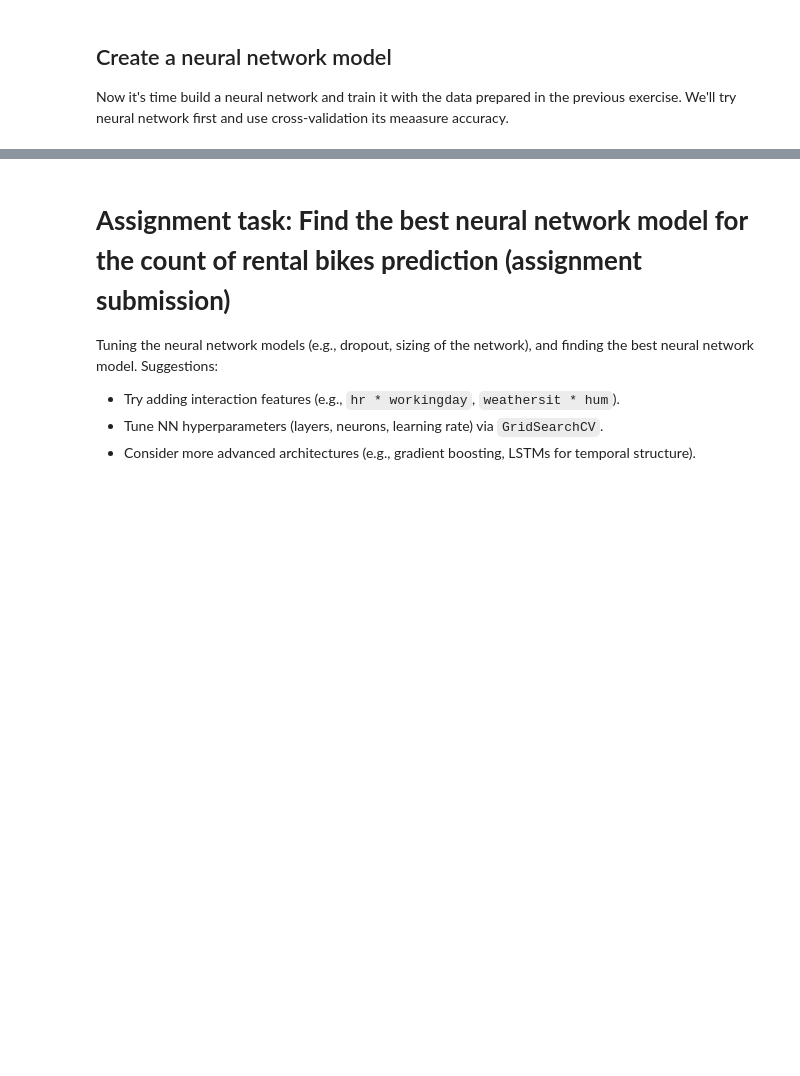
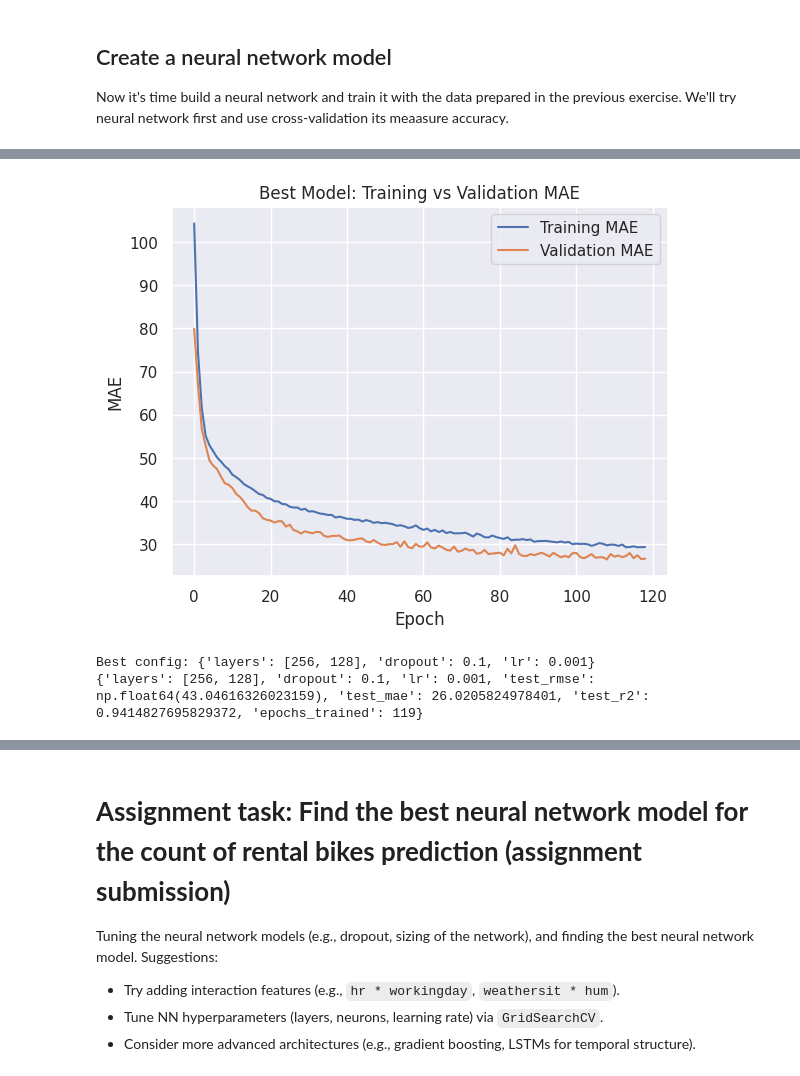
Before and after one commit to martinroth25/ai_transportation_course, a Jupyter notebook: Exercise_7_Neural_networks/Exercise7_Neural_Networks_2.ipynb, the cells around one changed output, grey strips where cells are left out. Drawn from its saved outputs; the diff is of its cells as text; code cells hidden in the pictures; blank space fills up the shorter version.

```diff
--- a/Exercise_7_Neural_networks/Exercise7_Neural_Networks_2.ipynb
+++ b/Exercise_7_Neural_networks/Exercise7_Neural_Networks_2.ipynb
@@ -469,0 +131,17 @@ R-squared of linear model: 0.3879974354720257
+# %%
+from tensorflow.keras.models import Sequential
+from tensorflow.keras.layers import Dense, Dropout
+from tensorflow.keras.optimizers import Adam
+
+def build_model(input_dim, layers=[64, 32], dropout=0.0, lr=0.001):
+    model = Sequential()
+    model.add(Dense(layers[0], activation='relu', input_dim=input_dim))
+    if dropout > 0:
+        model.add(Dropout(dropout))
+    for units in layers[1:]:
+        model.add(Dense(units, activation='relu'))
+        if dropout > 0:
+            model.add(Dropout(dropout))
+    model.add(Dense(1))
+    model.compile(optimizer=Adam(learning_rate=lr), loss='mae', metrics=['mae'])
+    return model
@@ -469,0 +192,21 @@ R-squared of linear model: 0.3879974354720257
+# %%
+# Track best index directly instead of re-matching dicts
+best_i = min(range(len(search_results)), key=lambda i: search_results[i]['test_rmse'])
+best_model, best_hist = trained_models[best_i]
+best_cfg = configs[best_i]
+
+plt.figure()
+plt.plot(best_hist.history['mae'], label='Training MAE')
+plt.plot(best_hist.history['val_mae'], label='Validation MAE')
+plt.title('Best Model: Training vs Validation MAE')
+plt.xlabel('Epoch')
+plt.ylabel('MAE')
+plt.legend()
+plt.show()
+
+print("Best config:", best_cfg)
+print(search_results[best_i])
+# %% [output]
+[figure, added]
+Best config: {'layers': [256, 128], 'dropout': 0.1, 'lr': 0.001}
+{'layers': [256, 128], 'dropout': 0.1, 'lr': 0.001, 'test_rmse': np.float64(43.04616326023159), 'test_mae': 26.0205824978401, 'test_r2': 0.9414827695829372, 'epochs_trained': 119}
```
Also changed, not shown: parts of 25 cells of this notebook.
